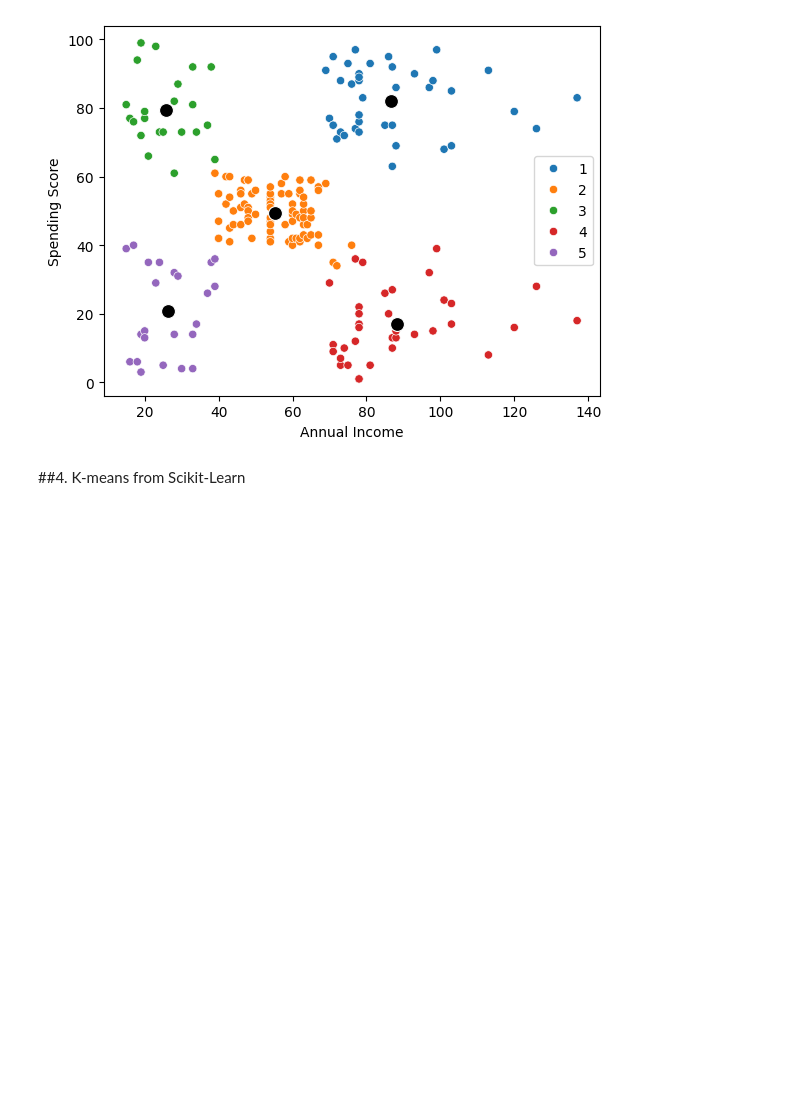
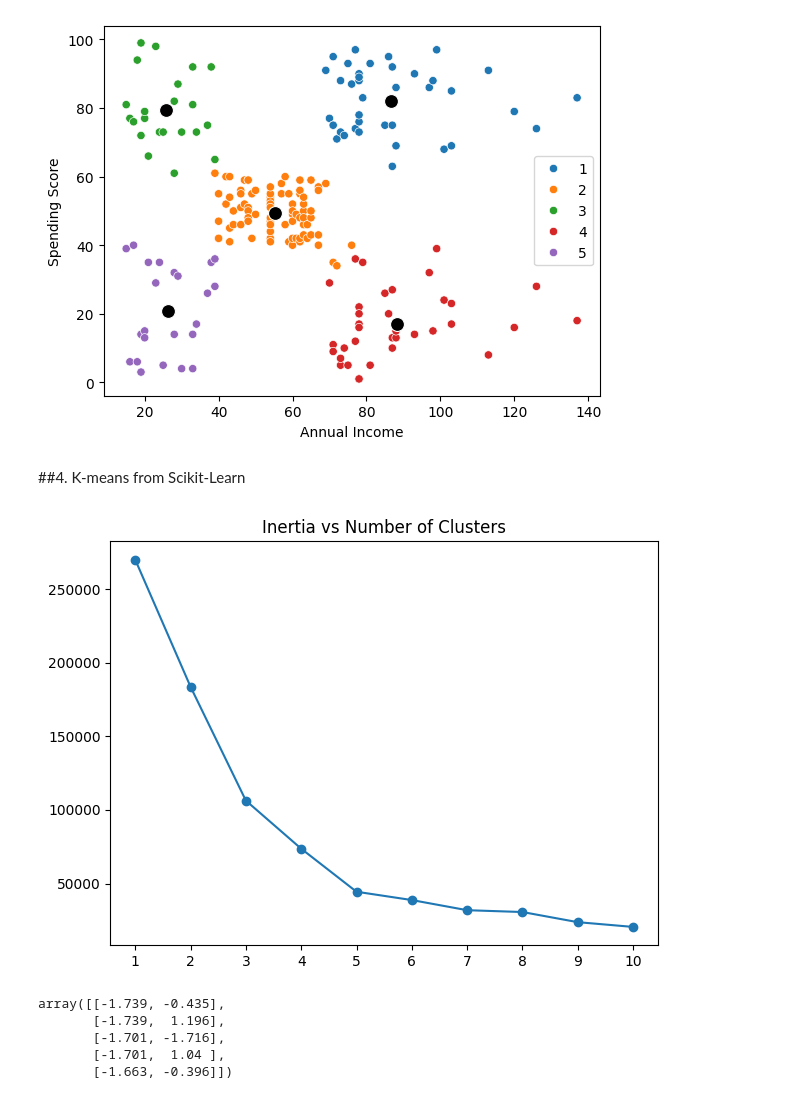
Before and after one commit to Krzesimir13/DataQuest, a Jupyter notebook: k-means.ipynb, the cells around one changed output. Saved outputs shown, nothing was run; the diff lists cells and outputs as text; code cells hidden in the pictures; blank space fills up the shorter version.

```diff
--- a/k-means.ipynb
+++ b/k-means.ipynb
@@ -409,3 +409,24 @@ customers = raw_data.copy()
 cols_to_keep = ['Annual Income', 'Spending Score']
 
 customers = customers[cols_to_keep]
+# %%
+def plot_elbow_curve(df, max_clusters=10):
+    inertias = []
+
+    for k in range(1, max_clusters+1):
+        model = KMeans(n_clusters=k, random_state=744)
+        cluster = model.fit_predict(df)
+        inertias.append(round(model.inertia_, 2))
+
+    #plt.figure(figsize=(12, 8))
+    plt.plot(range(1, max_clusters+1), inertias, marker='o')
+    plt.xticks(ticks=range(1, max_clusters+1), labels=range(1, max_clusters+1))
+    plt.title('Inertia vs Number of Clusters')
+    plt.tight_layout()
+    plt.show()
+
+    return inertias
+# %%
+inertias = plot_elbow_curve(customers[cols_to_keep])
+# %% [output]
+[figure, added]
@@ -411,0 +442,8 @@ customers = customers[cols_to_keep]
+# %%
+scaled_customers[:5]
+# %% [output]
+array([[-1.739, -0.435],
+       [-1.739,  1.196],
+       [-1.701, -1.716],
+       [-1.701,  1.04 ],
+       [-1.663, -0.396]])
```
Also changed, not shown: parts of 8 cells of this notebook.
